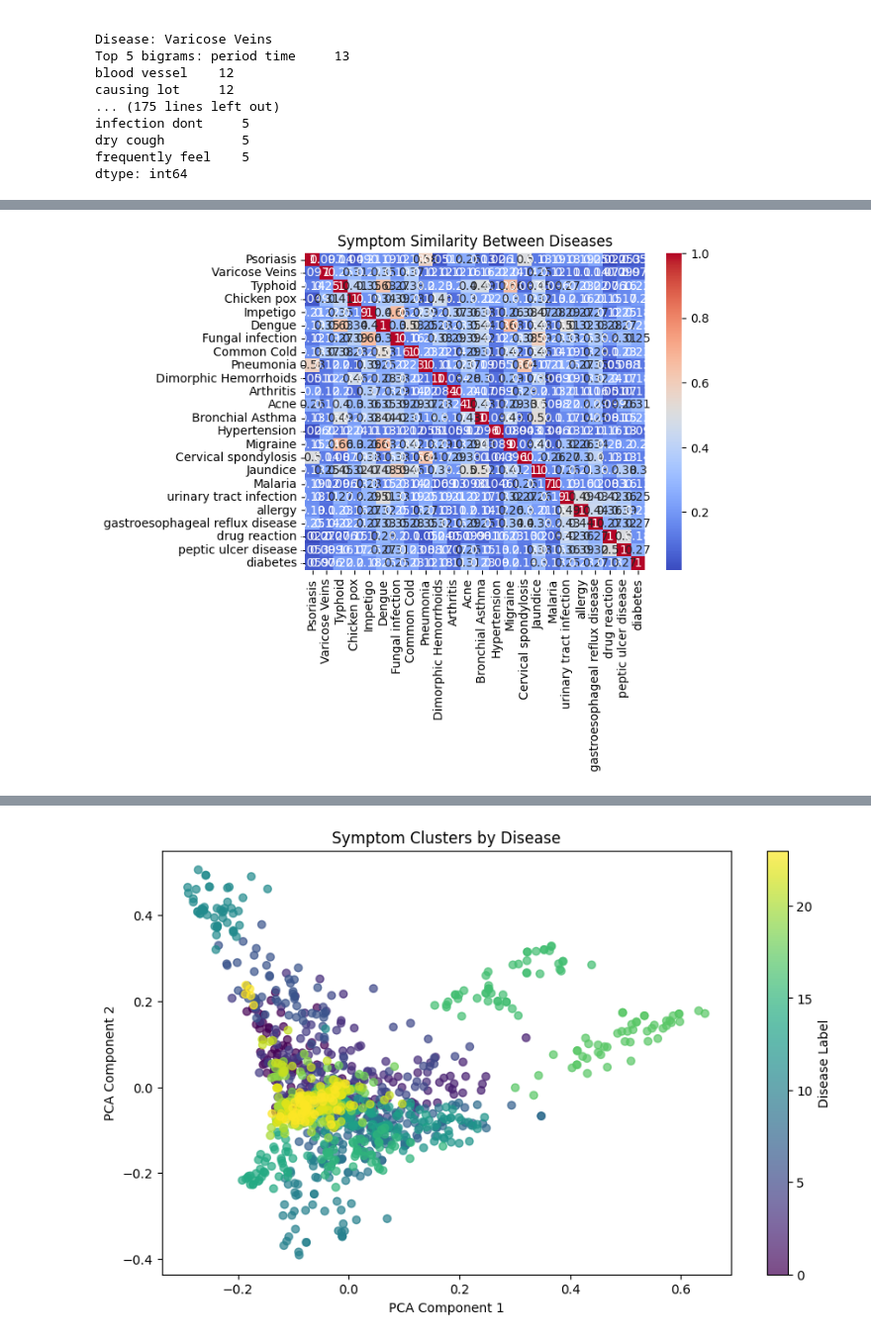
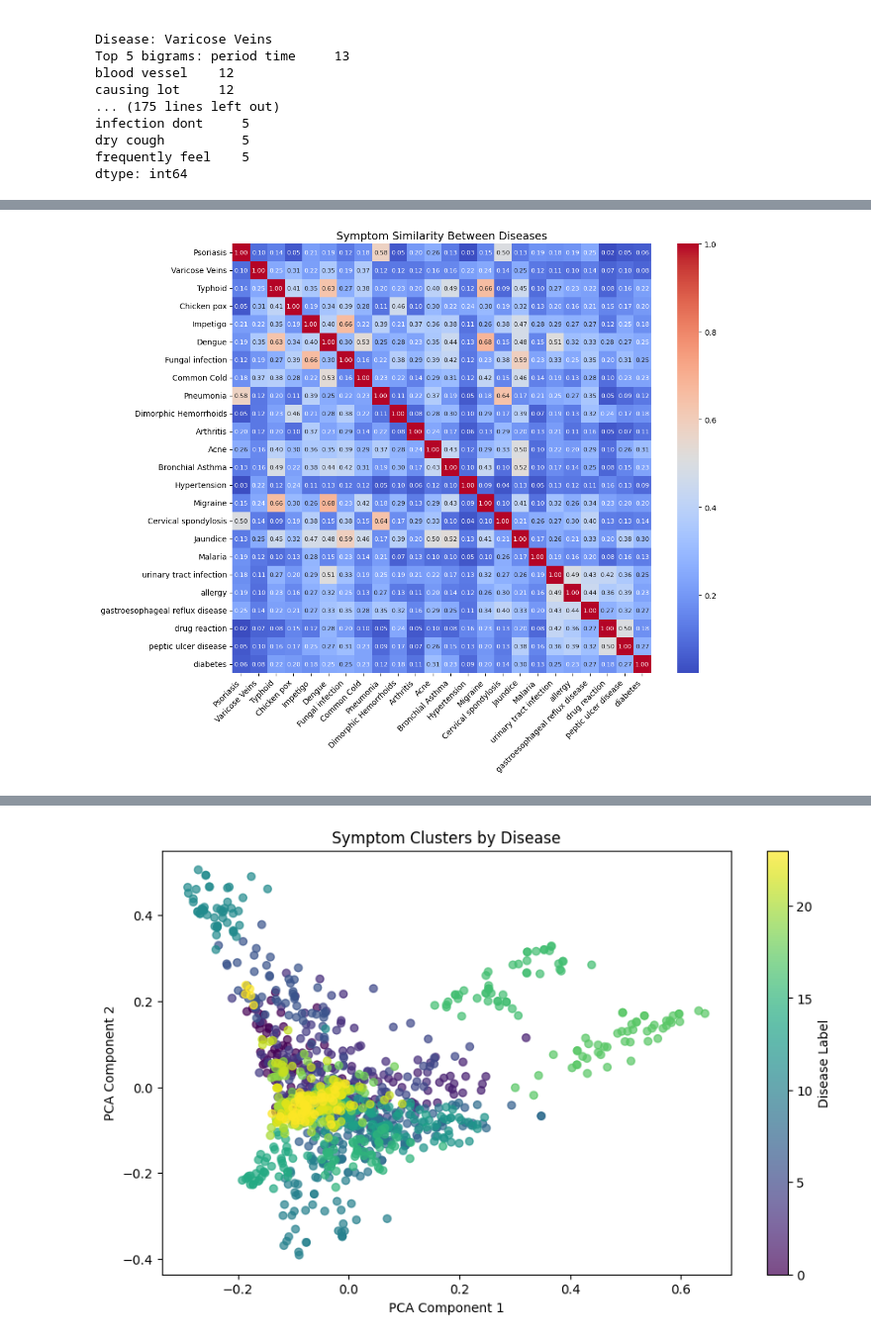
Before and after one commit to averine1/w210_VitalStory, a Jupyter notebook: Data/Symptom2Disease-EDA.ipynb, the cells around one changed output, grey strips where cells are left out. Shown at 99% size. Drawn from its saved outputs; the diff is of its cells as text; code cells hidden in the pictures.

```diff
--- a/Data/Symptom2Disease-EDA.ipynb
+++ b/Data/Symptom2Disease-EDA.ipynb
@@ -466,18 +466,35 @@ dtype: float64
 # %%
 from sklearn.feature_extraction.text import CountVectorizer
 from sklearn.metrics.pairwise import cosine_similarity
 import seaborn as sns
+import matplotlib.pyplot as plt
 
 # Create a term-document matrix
 vectorizer = CountVectorizer(stop_words='english')
 term_matrix = vectorizer.fit_transform(df.groupby('label')['text'].apply(lambda x: ' '.join(x)))
 
 # Compute similarity matrix
 similarity_matrix = cosine_similarity(term_matrix)
 
-# Plot heatmap
-sns.heatmap(similarity_matrix, xticklabels=df['label'].unique(), yticklabels=df['label'].unique(), cmap="coolwarm", annot=True)
-plt.title("Symptom Similarity Between Diseases")
+# Increase figure size for better readability
+plt.figure(figsize=(12, 10))
+
+# Plot heatmap with adjusted settings
+sns.heatmap(
+    similarity_matrix,
+    xticklabels=df['label'].unique(),
+    yticklabels=df['label'].unique(),
+    cmap="coolwarm",
+    annot=True,
+    fmt=".2f",
+    annot_kws={"size": 8}  # Adjust font size of annotations
+)
+
+# Improve label readability
+plt.xticks(rotation=45, ha="right", fontsize=10)
+plt.yticks(fontsize=10)
+plt.title("Symptom Similarity Between Diseases", fontsize=14)
+plt.tight_layout()  # Adjust layout to fit everything nicely
 plt.show()
 # %% [output]
-[figure, old version]
+[figure, new version]
```
Also changed, not shown: parts of 1 cell of this notebook, 6 other files.
